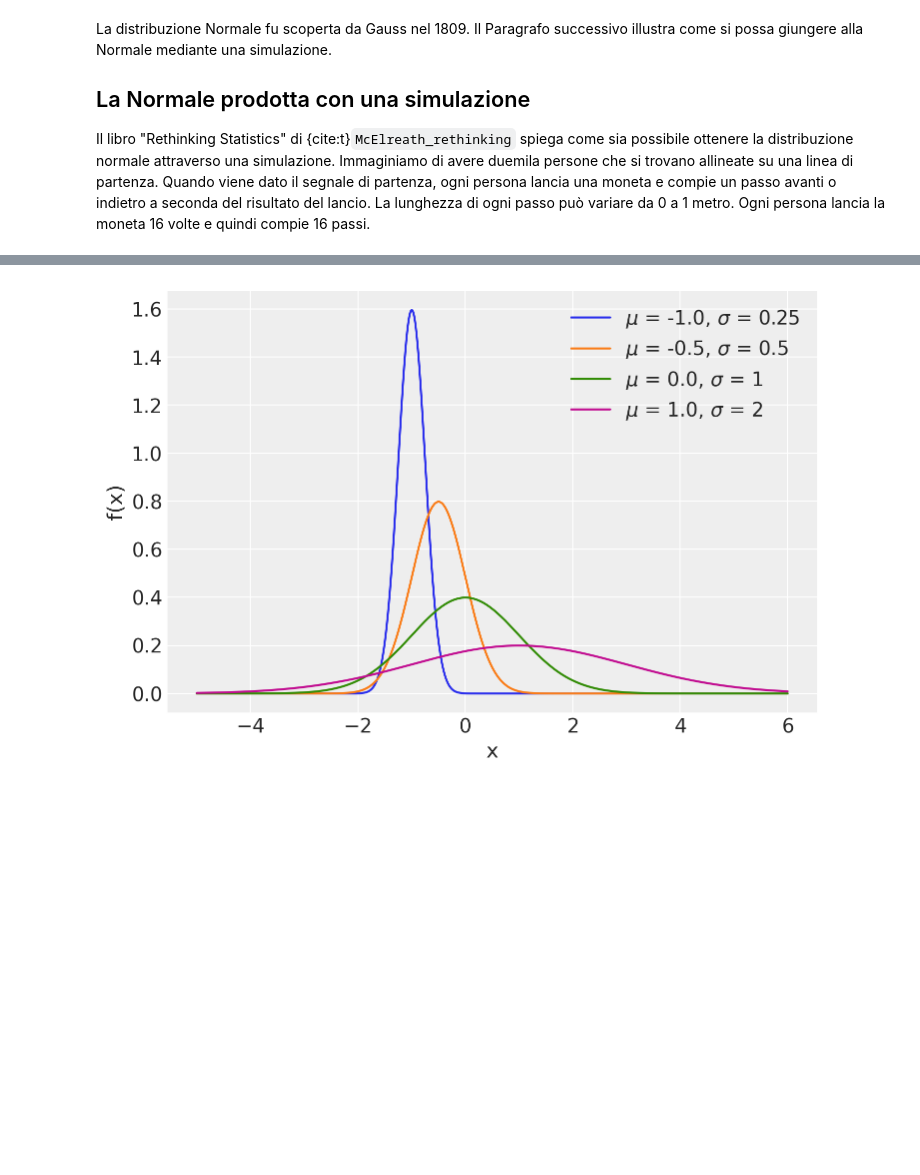
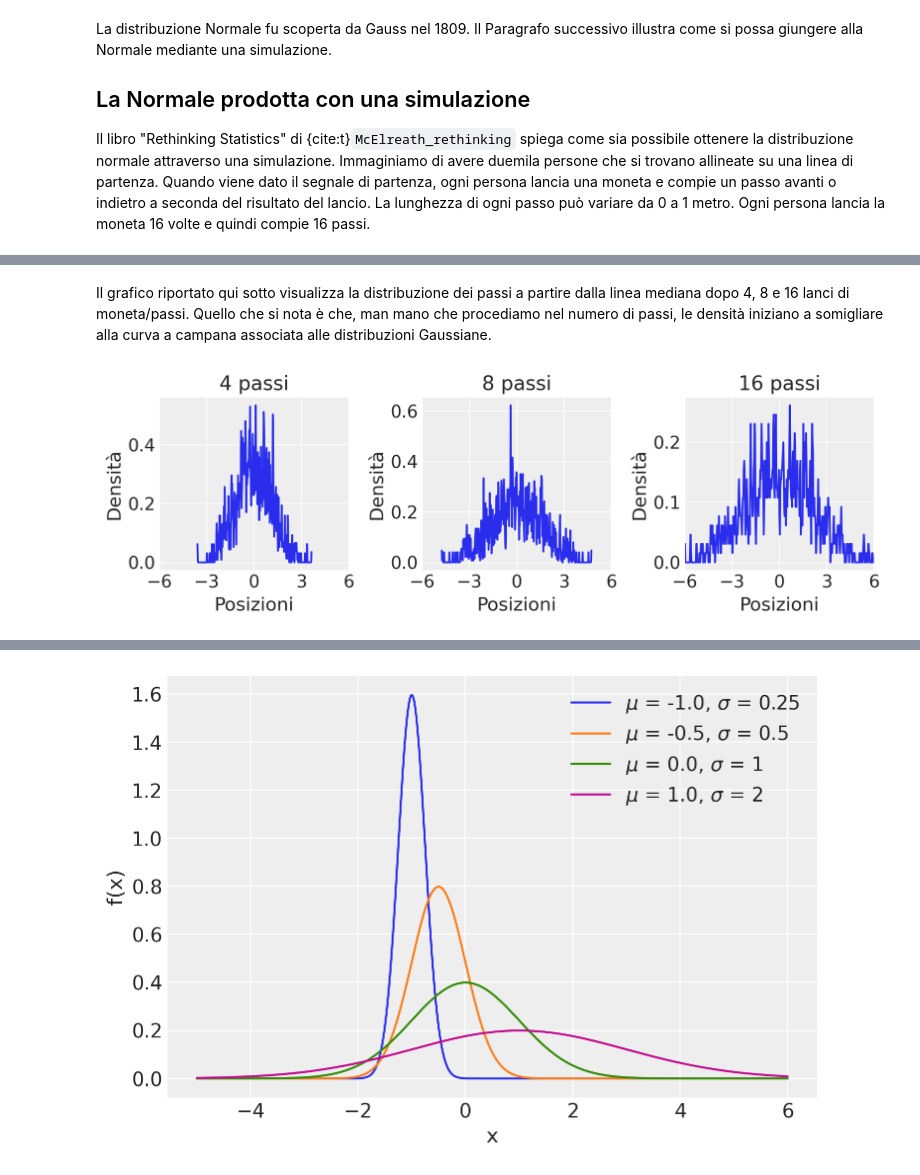
Before and after one commit to ccaudek/ds4p, a Jupyter notebook: _build/jupyter_execute/chapter_3/08_cont_rv_distr.ipynb, the cells around one changed output, grey strips where cells are left out. Drawn from its saved outputs; the diff is of its cells as text; code cells hidden in the pictures; blank space fills up the shorter version.

```diff
--- a/_build/jupyter_execute/chapter_3/08_cont_rv_distr.ipynb
+++ b/_build/jupyter_execute/chapter_3/08_cont_rv_distr.ipynb
@@ -386,0 +359,26 @@ La rappresentazione grafica di quattro densità Normali con medie -1, -0.5, 0, 1
+# %% [markdown]
+Il grafico riportato qui sotto visualizza la distribuzione dei passi a partire dalla linea mediana dopo 4, 8 e 16 lanci di moneta/passi. Quello che si nota è che, man mano che procediamo nel numero di passi, le densità iniziano a somigliare alla curva a campana associata alle distribuzioni Gaussiane.
+# %%
+# Crea una figura con 3 subplots in orizzontale, condividendo l'asse X
+fig, axs = plt.subplots(1, 3, figsize=(9, 3), sharex=True)
+
+# Itera sui punti da evidenziare e sugli assi corrispondenti
+for step, ax in zip(punti_da_evidenziare, axs):
+    # Estrae le posizioni al passo specificato per tutte le ripetizioni
+    posizioni_al_passo = x[step, :]
+
+    # Utilizza ArviZ per disegnare la stima della densità kernel delle posizioni
+    az.plot_kde(posizioni_al_passo, bw=0.01, ax=ax)
+
+    # Imposta titolo, etichette e limiti per l'asse corrente
+    ax.set_title(f"{step} passi")
+    ax.set_ylabel("Densità")
+    ax.set_xlabel("Posizioni")
+    ax.set_xlim(-6, 6)
+    ax.set_xticks([-6, -3, 0, 3, 6])
+
+# Mostra il grafico
+plt.tight_layout()  # Aggiusta automaticamente il layout per evitare sovrapposizioni
+plt.show()
+# %% [output]
+[figure, added]
```
Also changed, not shown: parts of 20 cells of this notebook, 19 other files.
